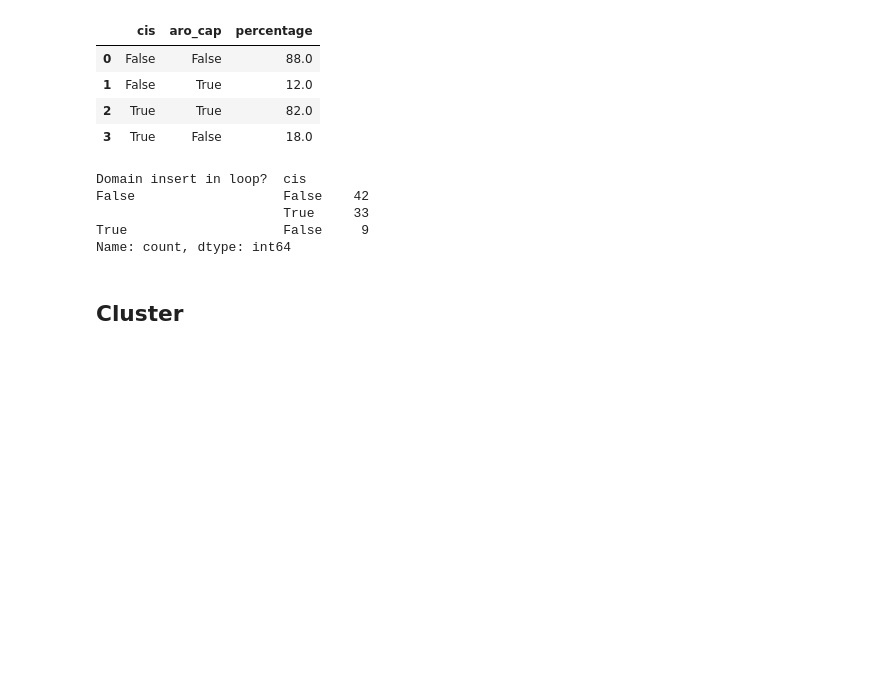
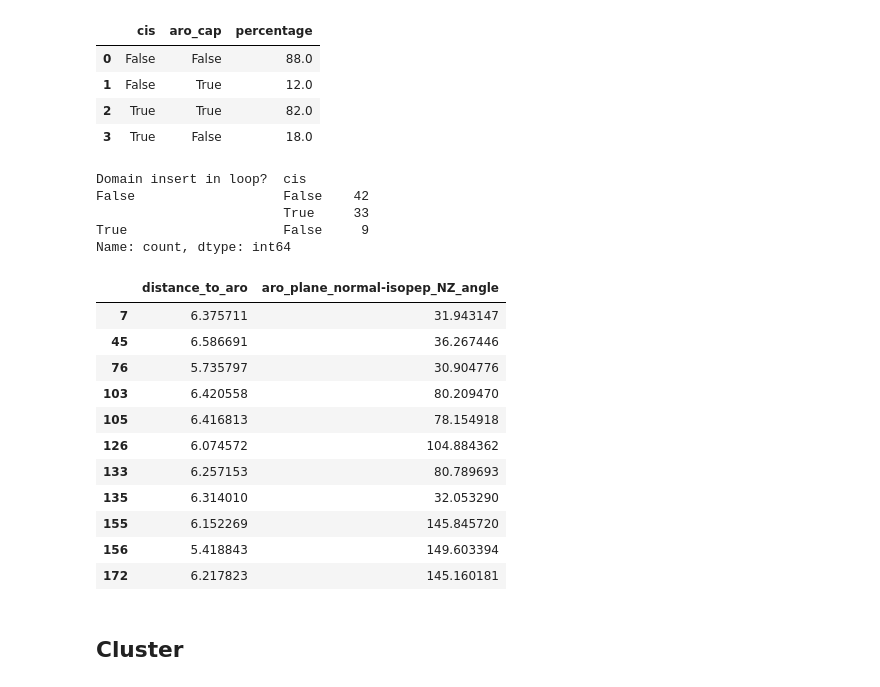
Before and after one commit to FranceCosta/isopeptide_bonds_global_survey, a Jupyter notebook: notebooks/20241212_analyseDataset_v2.ipynb, the cells around one changed output. Cells and saved outputs as stored; diff of their text form; code cells hidden in the pictures; blank space fills up the shorter version.

```diff
--- a/notebooks/20241212_analyseDataset_v2.ipynb
+++ b/notebooks/20241212_analyseDataset_v2.ipynb
@@ -354,6 +395,21 @@ False                   False    42
                         True     33
 True                    False     9
 Name: count, dtype: int64
+# %%
+analysis_df[analysis_df["Residue 3"]=="D"][["distance_to_aro", "aro_plane_normal-isopep_NZ_angle"]]
+# %% [output]
+|  | distance_to_aro | aro_plane_normal-isopep_NZ_angle |
+| 7 | 6.375711 | 31.943147 |
+| 45 | 6.586691 | 36.267446 |
+| 76 | 5.735797 | 30.904776 |
+| 103 | 6.420558 | 80.209470 |
+| 105 | 6.416813 | 78.154918 |
+| 126 | 6.074572 | 104.884362 |
+| 133 | 6.257153 | 80.789693 |
+| 135 | 6.314010 | 32.053290 |
+| 155 | 6.152269 | 145.845720 |
+| 156 | 5.418843 | 149.603394 |
+| 172 | 6.217823 | 145.160181 |
 # %% [markdown]
 ## Cluster
 # %%
```
Also changed, not shown: parts of 12 cells of this notebook, 6 other files.
